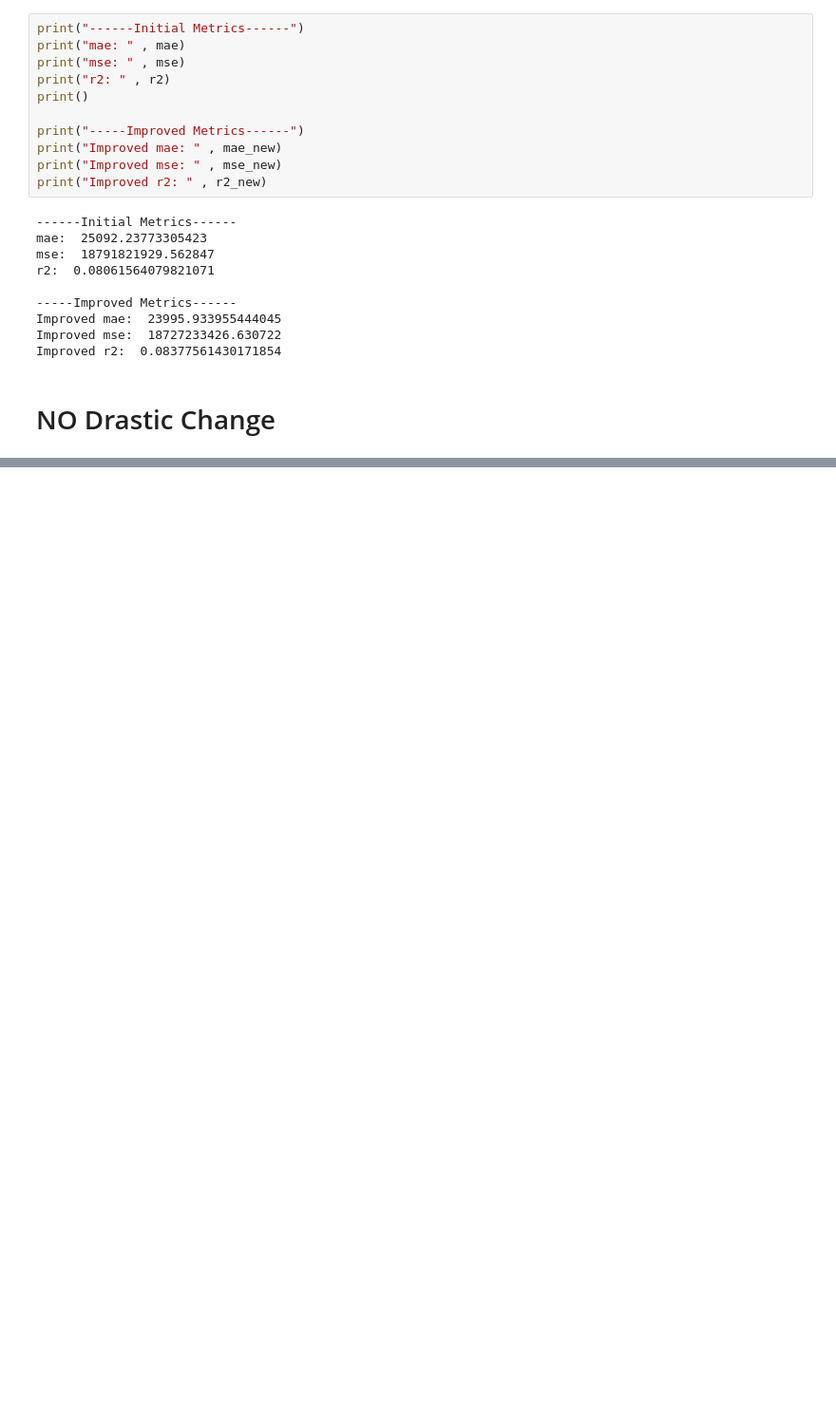
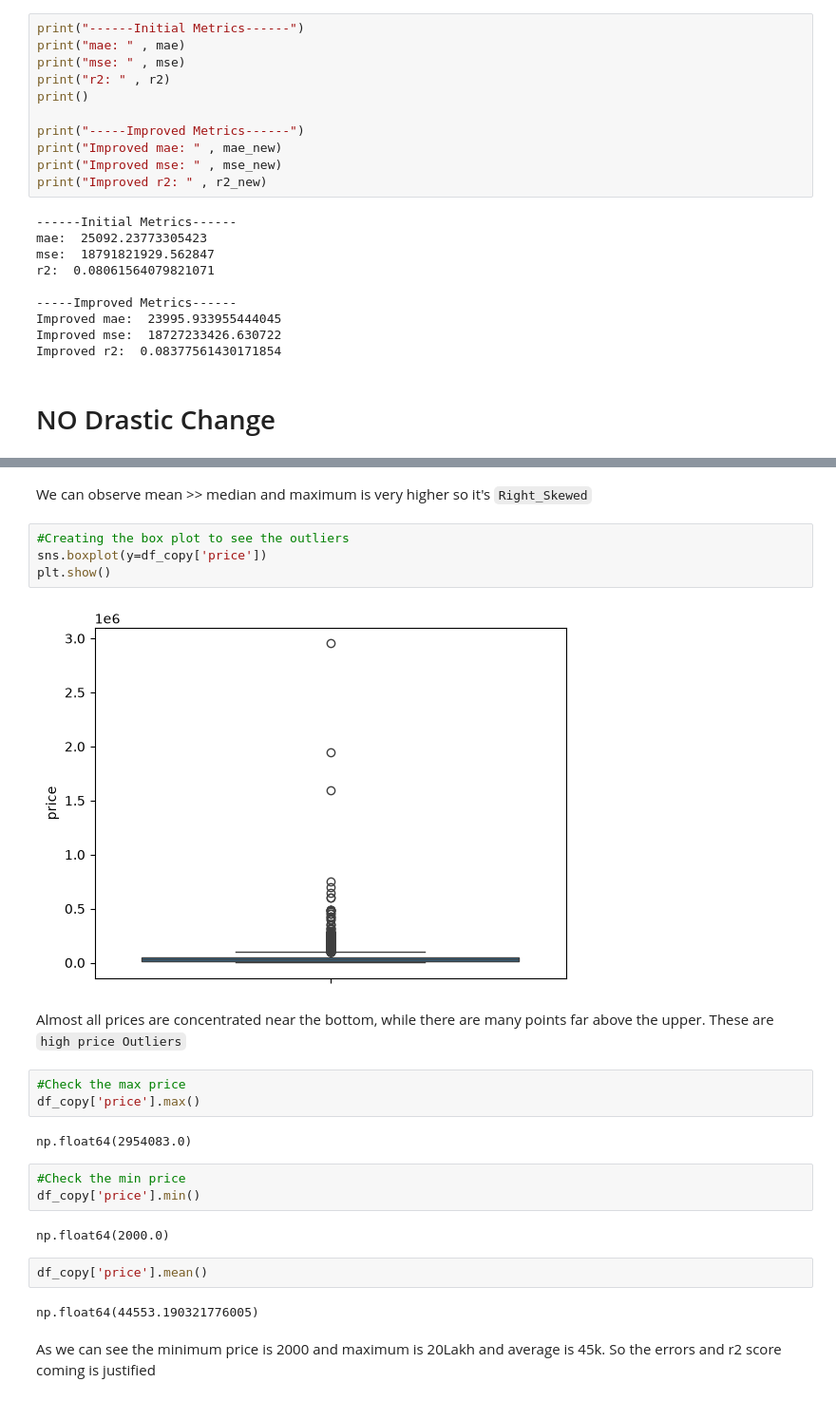
Before and after one commit to Rohan200511/KPMG__ASSIGNMENTS, a Jupyter notebook: Linear_Regression.ipynb, the cells around one changed output, grey strips where cells are left out. Shown at 95% size. Saved outputs shown, nothing was run; the diff lists cells and outputs as text; blank space fills up the shorter version.

Commit message:
Best Model by handling outliers

```diff
--- a/Linear_Regression.ipynb
+++ b/Linear_Regression.ipynb
@@ -918,0 +935,27 @@ Improved r2:  0.08377561430171854
+# %% [markdown]
+We can observe  mean >> median  and maximum is very higher so it's `Right_Skewed`
+# %%
+#Creating the box plot to see the outliers
+sns.boxplot(y=df_copy['price'])
+plt.show()
+# %% [output]
+[figure, added]
+# %% [markdown]
+Almost all prices are concentrated near the bottom, while there are many points far above the upper.
+These are `high price Outliers`
+# %%
+#Check the max price
+df_copy['price'].max()
+# %% [output]
+np.float64(2954083.0)
+# %%
+#Check the min price
+df_copy['price'].min()
+# %% [output]
+np.float64(2000.0)
+# %%
+df_copy['price'].mean()
+# %% [output]
+np.float64(44553.190321776005)
+# %% [markdown]
+As we can see the minimum price is 2000 and maximum is 20Lakh and average is 45k. So the errors and r2 score coming is justified
```
Also changed, not shown: parts of 41 cells of this notebook.
